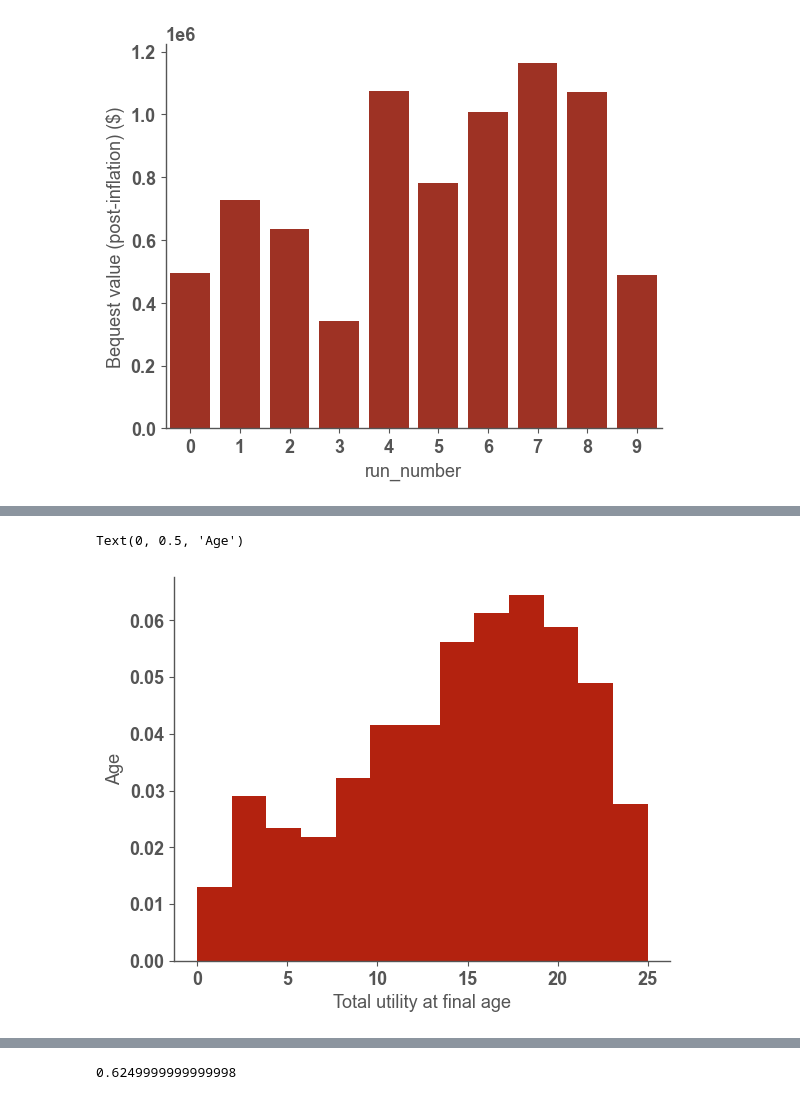
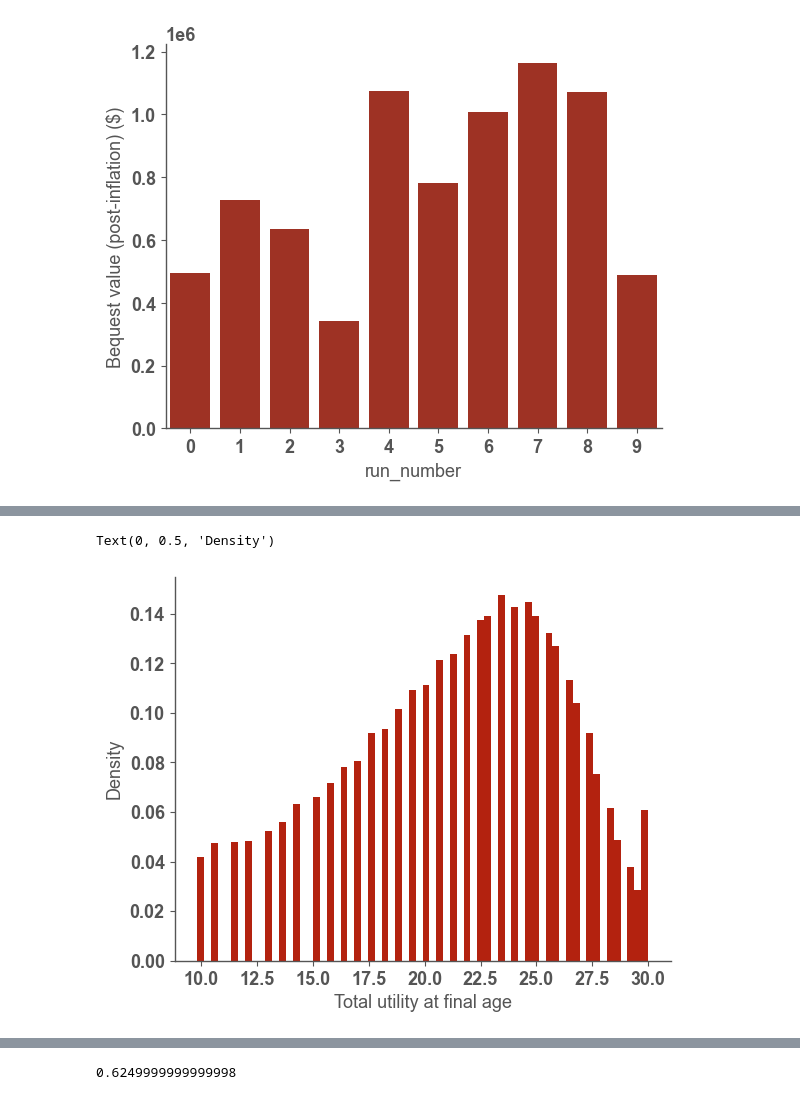
Before and after one commit to jaryaman/financial-decisions, a Jupyter notebook: notebooks/6-monte-carlo.ipynb, the cells around one changed output, grey strips where cells are left out. Saved outputs shown, nothing was run; the diff lists cells and outputs as text; code cells hidden in the pictures.

```diff
--- a/notebooks/6-monte-carlo.ipynb
+++ b/notebooks/6-monte-carlo.ipynb
@@ -114,9 +178,9 @@ ax.set_ylabel("Bequest value (post-inflation) ($)");
 # %%
 initial_assets = Assets(tax_free=400_000.0, taxable=600_000.0, inflation_rate=0.02)
-preferences = Preferences(bequest_param=0, rate_time_preference=0.02)
+preferences = Preferences(bequest_param=10, rate_time_preference=0.02)
 
 sims = simulate_life_paths(
-    n_sims=1_000,
+    n_sims=100_000,
     expected_return_risky=0.09,
     std_dev_return_risky=0.20,
     risk_free_rate=0.04,
@@ -168,14 +240,14 @@ shape: (36, 3)
 # %%
 fig, ax = plt.subplots()
 ax.hist(
     sims.sort("age")
     .group_by("run_number")
     .agg(col("total_utility").last())["total_utility"],
     bins="auto",
     density="True",
 )
 ax.set_xlabel("Total utility at final age")
-ax.set_ylabel("Age")
+ax.set_ylabel("Density")
 # %% [output]
-Text(0, 0.5, 'Age')
+Text(0, 0.5, 'Density')
-[figure, old version]
+[figure, new version]
```
Also changed, not shown: parts of 33 cells of this notebook, 2 other files.
